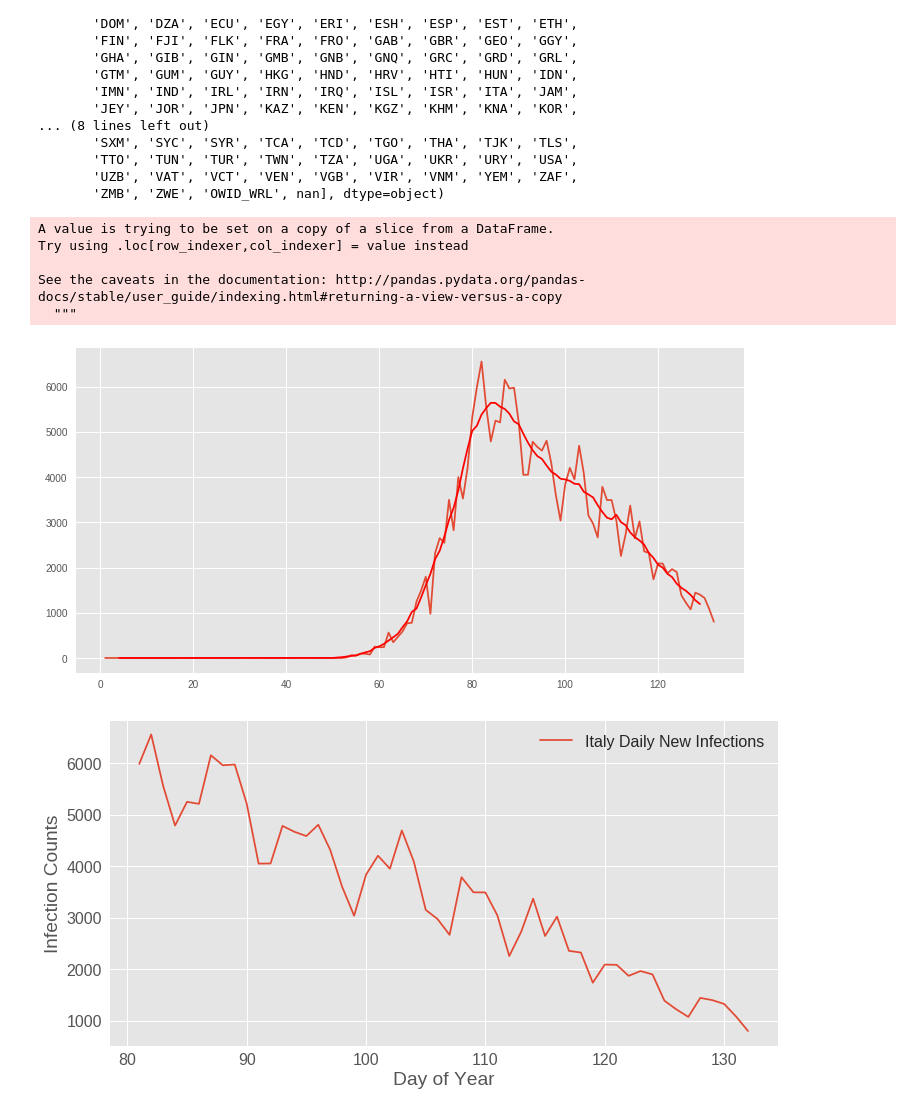
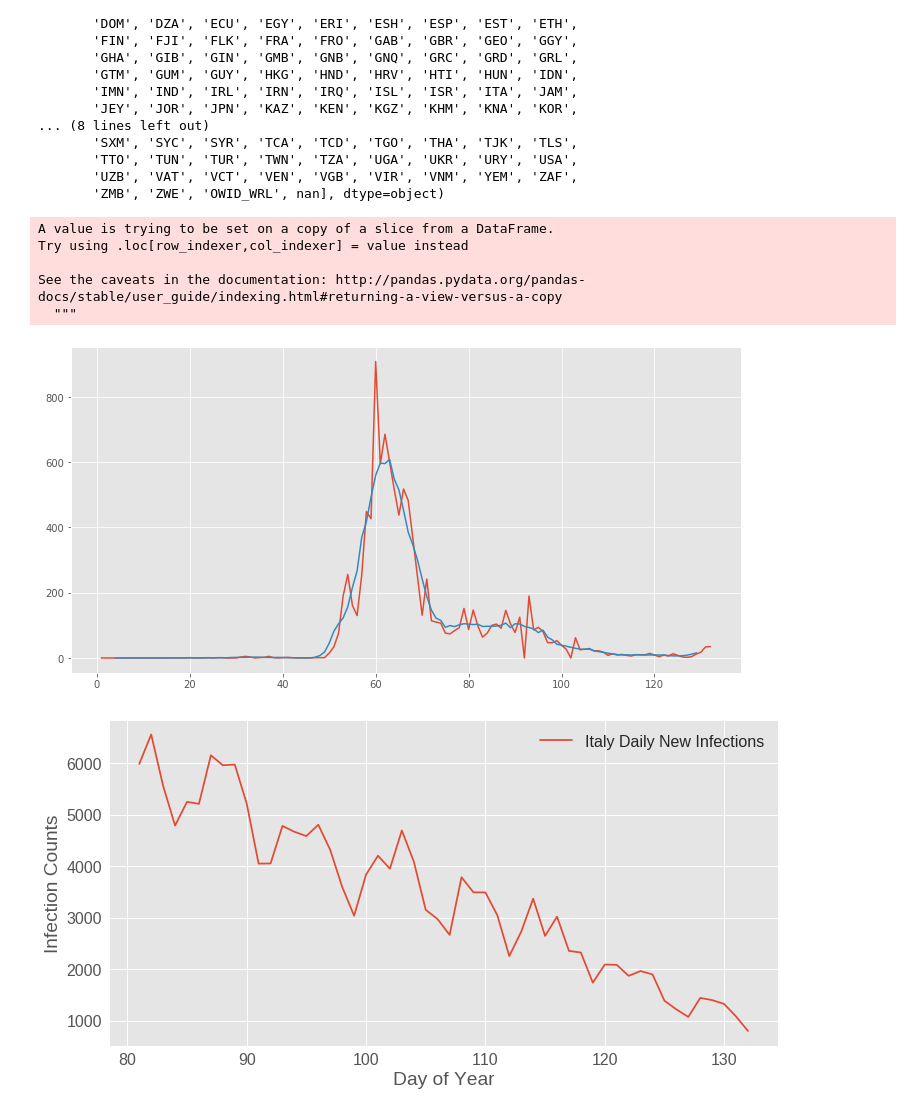
Before and after one commit to AsaKientz/covid-forecasting, a Jupyter notebook: notebooks/covid-forecasting-code-testing.ipynb, the cells around one changed output. Cells and saved outputs as stored; diff of their text form; code cells hidden in the pictures.

```diff
--- a/notebooks/covid-forecasting-code-testing.ipynb
+++ b/notebooks/covid-forecasting-code-testing.ipynb
@@ -14,5 +22,3 @@ plt.rcParams.update({'font.size': font_size})
 df_world = pd.read_csv('../data/owid-covid-data.csv')
 df_world['d_o_y'] = pd.DatetimeIndex(df_world['date']).dayofyear
 df_world.drop(df_world[df_world['date']=='2019-12-31'].index, axis=0, inplace=True)
-# %%
-df_world.drop(df_world[df_world['date']=='2019-12-31'].index, axis=0, inplace=True)
@@ -73,23 +133,23 @@ array(['ABW', 'AFG', 'AGO', 'AIA', 'ALB', 'AND', 'ARE', 'ARG', 'ARM',
        'UZB', 'VAT', 'VCT', 'VEN', 'VGB', 'VIR', 'VNM', 'YEM', 'ZAF',
        'ZMB', 'ZWE', 'OWID_WRL', nan], dtype=object)
 # %%
-iso_code = 'ITA'
+iso_code = 'KOR'
 pop_germany = 83750000
 num_days = 7
 df3 = df_world[df_world['iso_code']==iso_code]
 df3['Rolling-{num_days}mean'] = df3.new_cases.rolling(window=num_days, center = True).mean()
 fig, ax = plt.subplots(figsize = (12,6))
 plt.plot(df3.d_o_y, df3.new_cases)
-plt.plot(df3.d_o_y, df3['Rolling-{num_days}mean'], color='r')
+plt.plot(df3.d_o_y, df3['Rolling-{num_days}mean'])
 # ax.set_yscale('log')
 plt.show();
 # %% [output]
 A value is trying to be set on a copy of a slice from a DataFrame.
 Try using .loc[row_indexer,col_indexer] = value instead
 
 See the caveats in the documentation: http://pandas.pydata.org/pandas-docs/stable/user_guide/indexing.html#returning-a-view-versus-a-copy
   """
-[figure, old version]
+[figure, new version]
 # %%
 weekly_italy = df_world[ (df_world['iso_code']=='ITA') & ( df_world.d_o_y > 80)]
 # weekly_italy['Rolling-{num_days}mean'] = weekly_italy.new_cases.rolling(window=num_days, center = True).mean()
```
Also changed, not shown: parts of 13 cells of this notebook, 1 other file.
